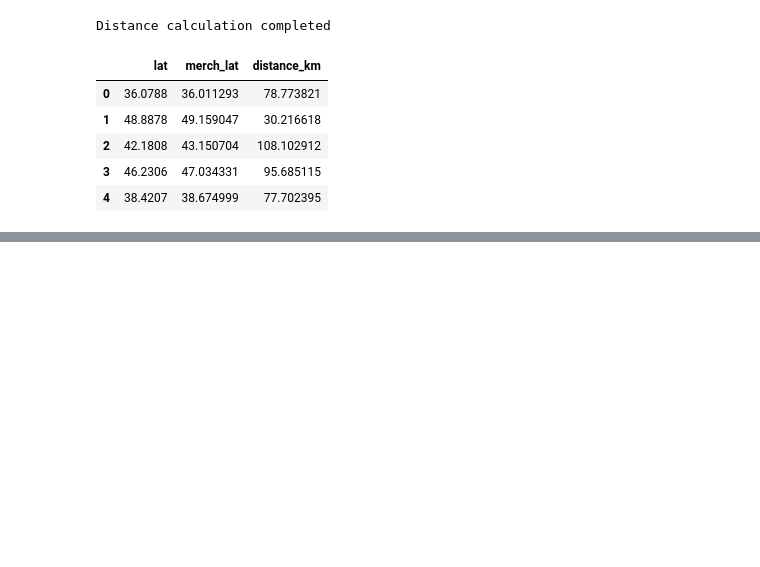
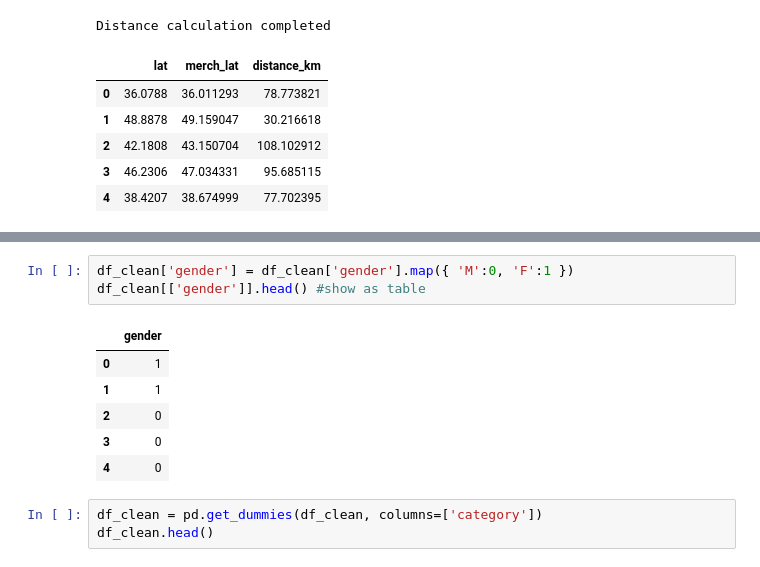
Before and after one commit to Lama-Alfaifi/fraud-detection-anomaly-ai, a Jupyter notebook: 02_data_cleaning.ipynb, the cells around one changed output, grey strips where cells are left out. Cells and saved outputs as stored; diff of their text form; blank space fills up the shorter version.

```diff
--- a/02_data_cleaning.ipynb
+++ b/02_data_cleaning.ipynb
@@ -128,3 +128,16 @@ df_clean.head()
 | 2 | fraud_Lind-Buckridge | entertainment | 220.11 | M | Malad City | ID | 42.1808 | -112.2620 | 4154 | 1962-01-19 | ... |
 | 3 | fraud_Kutch, Hermiston and Farrell | gas_transport | 45.00 | M | Boulder | MT | 46.2306 | -112.1138 | 1939 | 1967-01-12 | ... |
 | 4 | fraud_Keeling-Crist | misc_pos | 41.96 | M | Doe Hill | VA | 38.4207 | -79.4629 | 99 | 1986-03-28 | ... |
+# %%
+df_clean['gender'] = df_clean['gender'].map({ 'M':0, 'F':1 })
+df_clean[['gender']].head() #show as table
+# %% [output]
+|  | gender |
+| 0 | 1 |
+| 1 | 1 |
+| 2 | 0 |
+| 3 | 0 |
+| 4 | 0 |
+# %%
+df_clean = pd.get_dummies(df_clean, columns=['category'])
+df_clean.head()
```
Also changed, not shown: parts of 4 cells of this notebook.
